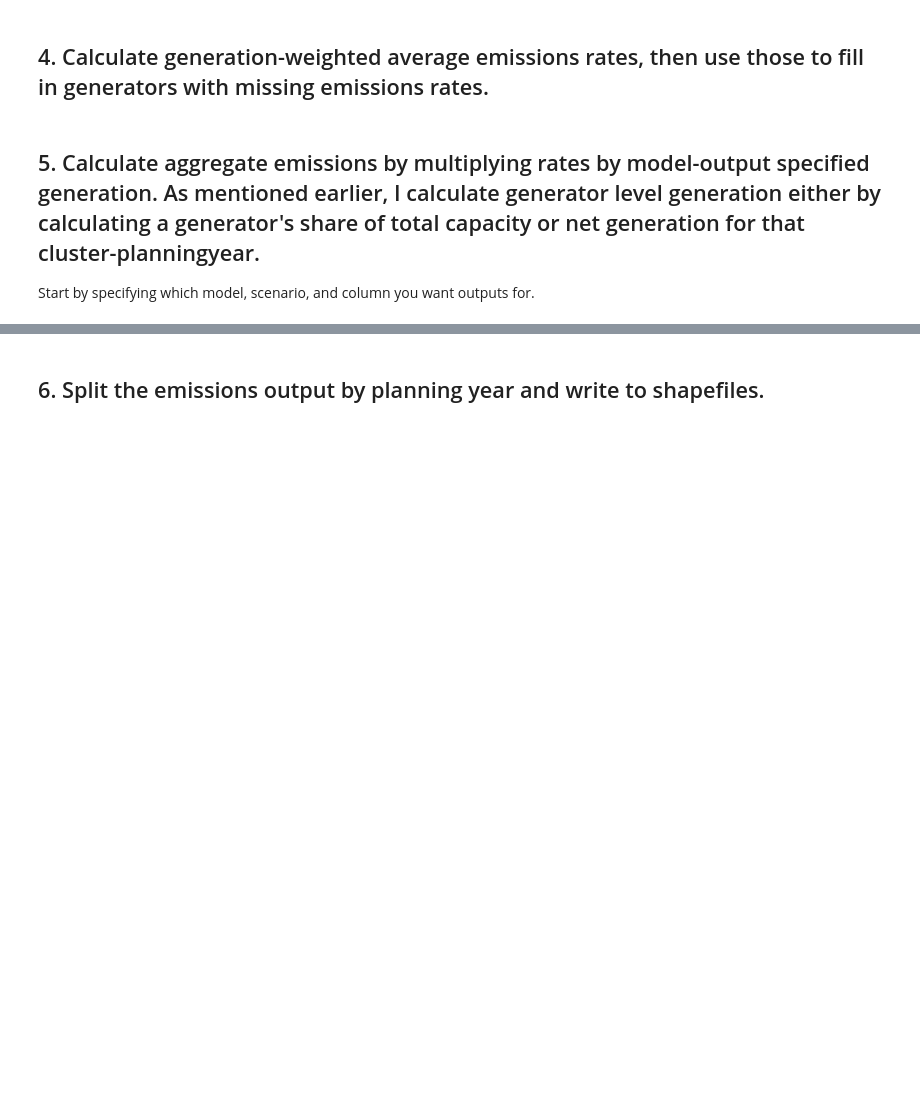
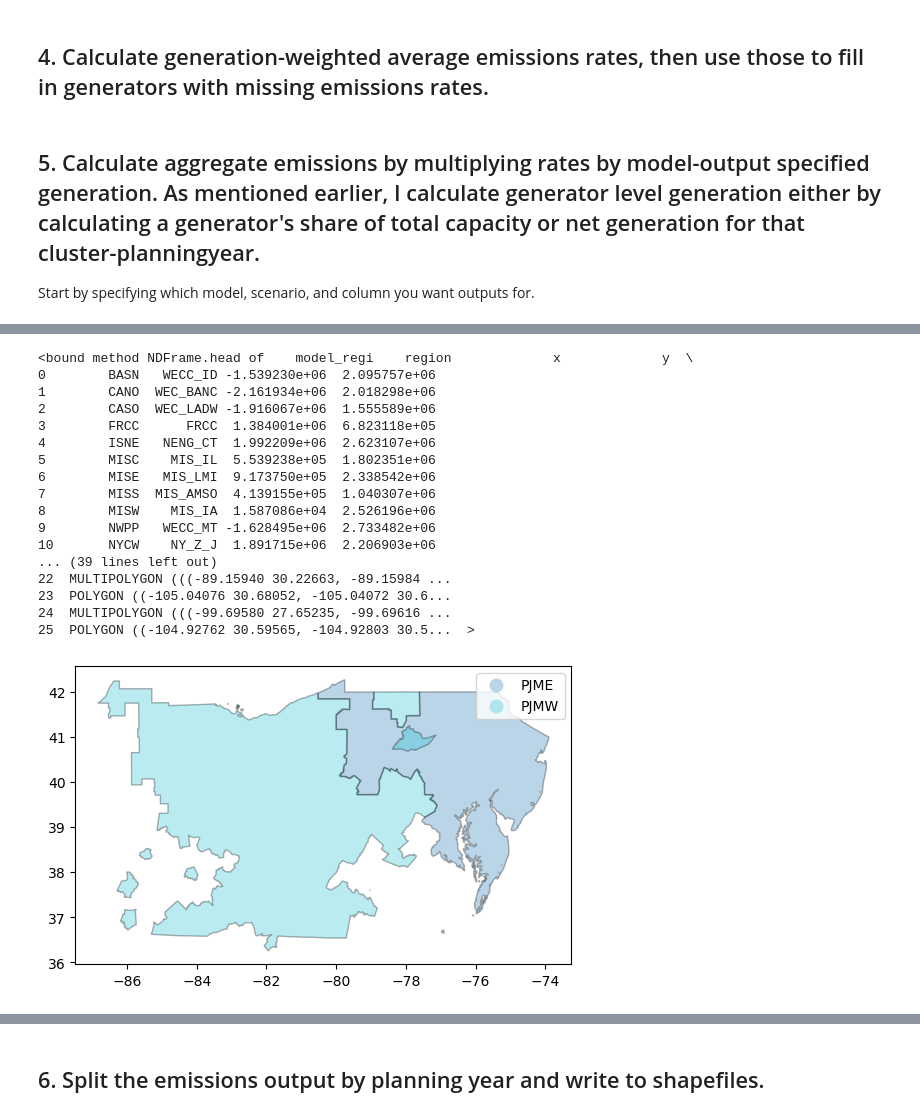
Before and after one commit to lbeatty1/MIP_AirPollution, a Jupyter notebook: Calculate_Model_Emissions.ipynb, the cells around one changed output, grey strips where cells are left out. Drawn from its saved outputs; the diff is of its cells as text; code cells hidden in the pictures; blank space fills up the shorter version.

```diff
--- a/Calculate_Model_Emissions.ipynb
+++ b/Calculate_Model_Emissions.ipynb
@@ -257,0 +448,20 @@ existing_gen_units.to_csv(filename)
+# %%
+### Now deal with new generation
+newgeneration['technology']=np.nan
+newgeneration.loc[newgeneration['Resource'].str.contains('_ccavg'), 'technology']= 'Natural Gas Fired Combined Cycle'
+newgeneration.loc[newgeneration['Resource'].str.contains('_ctavg'), 'technology']= 'Natural Gas Fired Combustion Turbine'
+newgeneration.loc[newgeneration['Resource'].str.contains('_ccccsavg'), 'technology']= 'Natural Gas Fired Combined Cycle With CCS'
+
+#Isolate retired sites -- dates and locations
+retired_sites = existing_gen_units.groupby(['EIA_PLANT_ID', 'EIA_GENERATOR_ID', 'region', 'technology'])['planning_year'].max().reset_index()
+retired_sites['planning_year']=retired_sites['planning_year']+10
+retired_sites = pd.merge(eia860, retired_sites, how='left', on=['EIA_PLANT_ID', 'EIA_GENERATOR_ID']).reset_index()
+retired_sites = pd.merge(retired_sites, plants, how='left', on=['EIA_PLANT_ID'])
+
+#get retirement date from eia860, then round up to nearest 10
+retired_sites['RetirementPeriod860']=pd.to_numeric(retired_sites['RetirementYear'], errors='coerce', downcast='float')
+retired_sites['RetirementPeriod860']=retired_sites['RetirementPeriod860']/10
+retired_sites['RetirementPeriod860']=retired_sites['RetirementPeriod860'].apply(np.ceil)*10
+
+retired_sites['RetirementPeriod'] = retired_sites['planning_year'].combine_first(retired_sites['RetirementPeriod860'])
+ipm_regions = gpd.read_file('Data/IPM_Regions/national_emm_boundaries.shp')
@@ -257,0 +483,30 @@ existing_gen_units.to_csv(filename)
+# %%
+#ipm_regions['region'] = ipm_regions['IPM_Region'].map({region: val for val, regions in cost_multiplier_region_map.items() for region in regions})
+ipm_regions = ipm_regions.to_crs('EPSG:4326')
+
+retired_sites_geo = gpd.sjoin(retired_sites_geo, ipm_regions, how="left", op="intersects")
+# %%
+print(ipm_regions.head)
+ipm_regions[ipm_regions['model_regi'].isin(['PJMW', 'PJME'])].plot(column='model_regi',edgecolor='black', linewidth=1, legend=True, alpha=0.3)
+plt.show()
+
+## There's some overlapping between regions which leads to multiple matches for some retired units which messes things up
+# %% [output]
+<bound method NDFrame.head of    model_regi    region             x             y  \
+0        BASN   WECC_ID -1.539230e+06  2.095757e+06
+1        CANO  WEC_BANC -2.161934e+06  2.018298e+06
+2        CASO  WEC_LADW -1.916067e+06  1.555589e+06
+3        FRCC      FRCC  1.384001e+06  6.823118e+05
+4        ISNE   NENG_CT  1.992209e+06  2.623107e+06
+5        MISC    MIS_IL  5.539238e+05  1.802351e+06
+6        MISE   MIS_LMI  9.173750e+05  2.338542e+06
+7        MISS  MIS_AMSO  4.139155e+05  1.040307e+06
+8        MISW    MIS_IA  1.587086e+04  2.526196e+06
+9        NWPP   WECC_MT -1.628495e+06  2.733482e+06
+10       NYCW    NY_Z_J  1.891715e+06  2.206903e+06
+... (39 lines left out)
+22  MULTIPOLYGON (((-89.15940 30.22663, -89.15984 ...
+23  POLYGON ((-105.04076 30.68052, -105.04072 30.6...
+24  MULTIPOLYGON (((-99.69580 27.65235, -99.69616 ...
+25  POLYGON ((-104.92762 30.59565, -104.92803 30.5...  >
+[figure, added]
```
Also changed, not shown: parts of 28 cells of this notebook, 27 other files.
